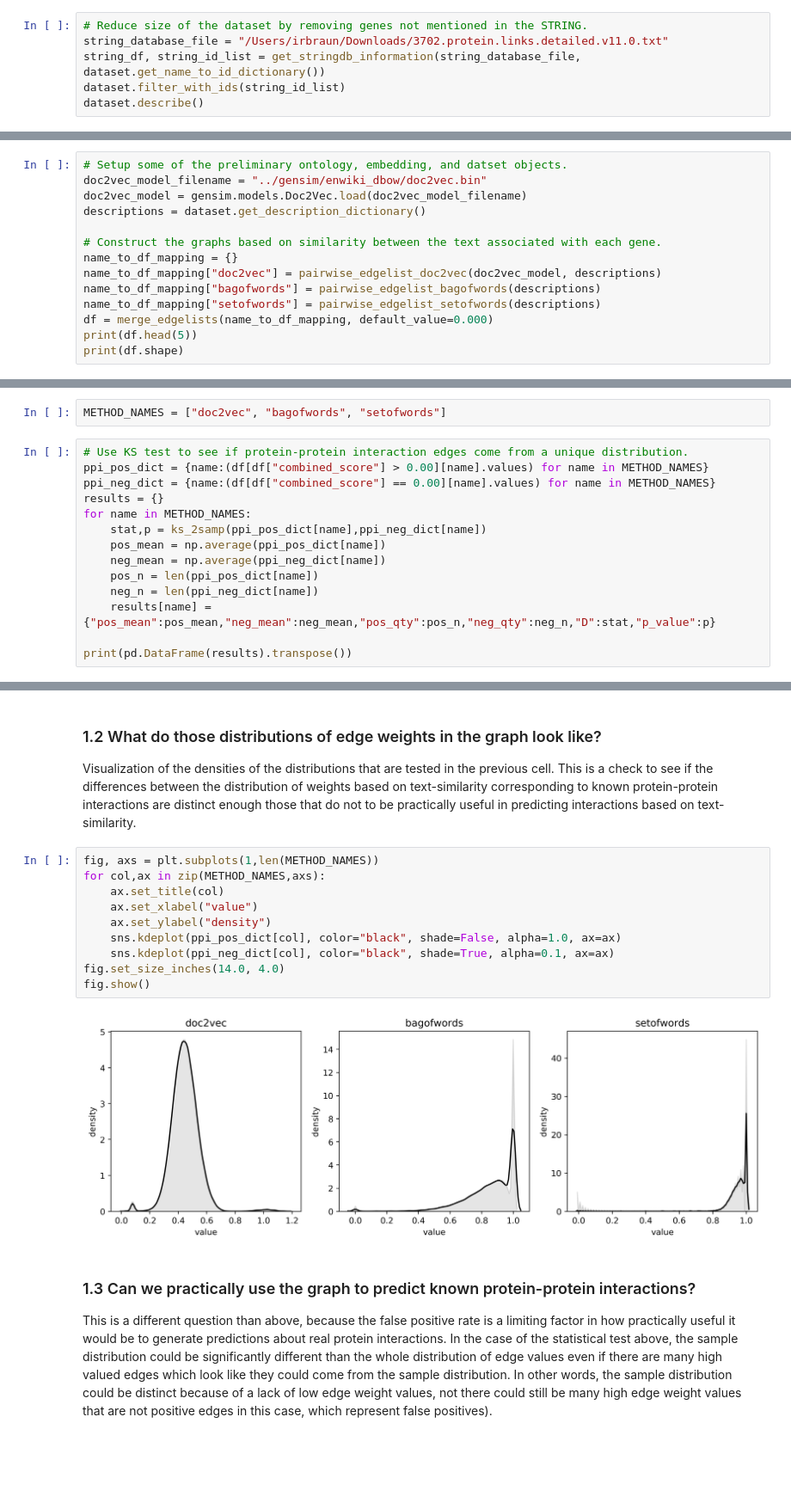
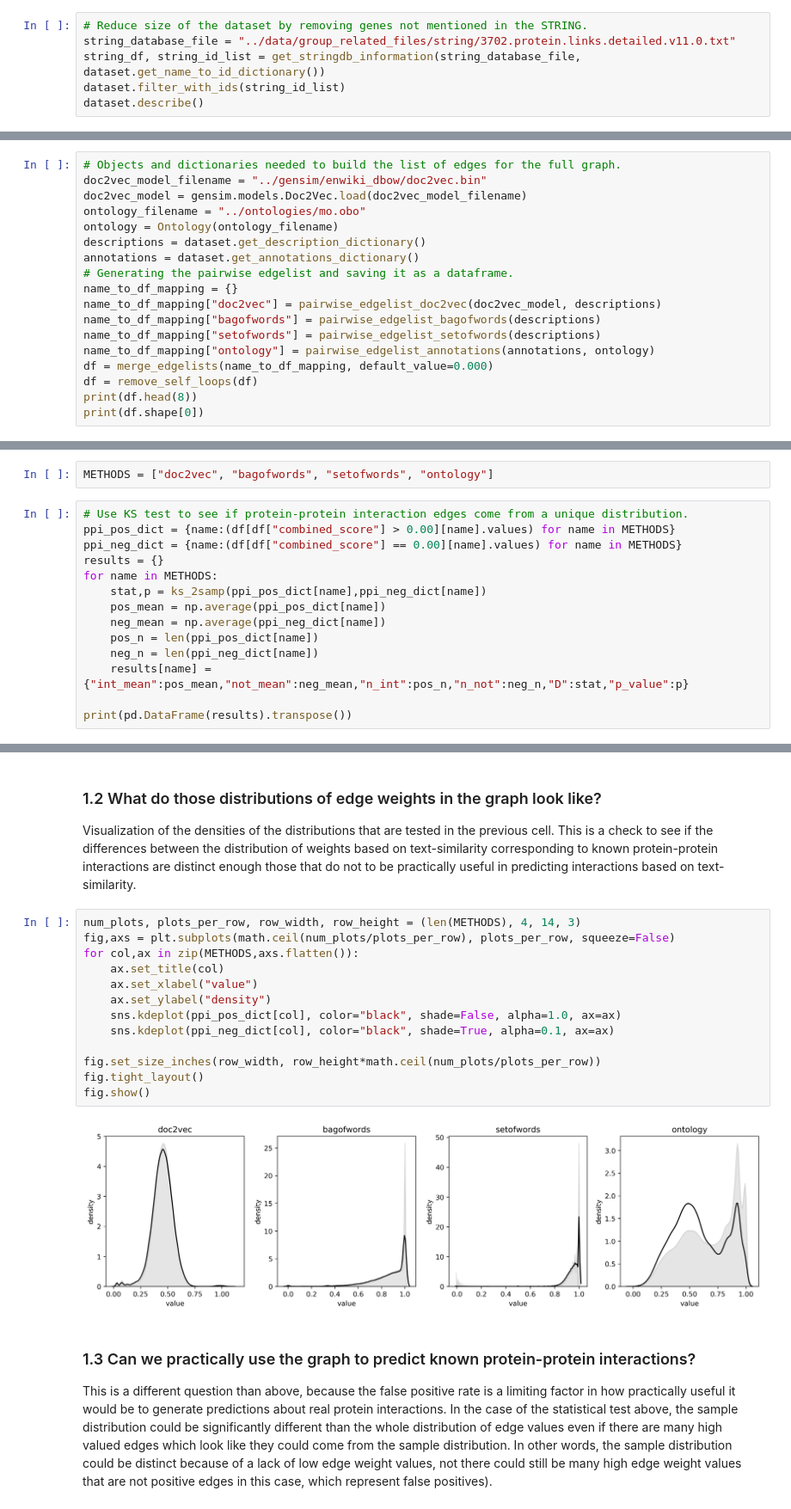
Before and after one commit to irbraun/plant-phenotypes-nlp, a Jupyter notebook: notebooks/nb1_ath_protein_interactions.ipynb, the cells around one changed output, grey strips where cells are left out. Shown: that part at 86% size. Saved outputs shown, nothing was run; the diff lists cells and outputs as text; blank space fills up the shorter version.

```diff
--- a/notebooks/nb1_ath_protein_interactions.ipynb
+++ b/notebooks/nb1_ath_protein_interactions.ipynb
@@ -55,7 +58,7 @@ Number of unique gene name sets: 7690
 Number of species represented:   1
 # %%
 # Reduce size of the dataset by removing genes not mentioned in the STRING.
-string_database_file = "/Users/irbraun/Downloads/3702.protein.links.detailed.v11.0.txt"
+string_database_file = "../data/group_related_files/string/3702.protein.links.detailed.v11.0.txt"
 string_df, string_id_list = get_stringdb_information(string_database_file, dataset.get_name_to_id_dictionary())
 dataset.filter_with_ids(string_id_list)
 dataset.describe()
@@ -67,16 +70,20 @@ Number of unique gene name sets: 2949
 Number of species represented:   1
 # %%
-# Setup some of the preliminary ontology, embedding, and datset objects.
+# Objects and dictionaries needed to build the list of edges for the full graph.
 doc2vec_model_filename = "../gensim/enwiki_dbow/doc2vec.bin"
 doc2vec_model = gensim.models.Doc2Vec.load(doc2vec_model_filename)
+ontology_filename = "../ontologies/mo.obo"
+ontology = Ontology(ontology_filename)
 descriptions = dataset.get_description_dictionary()
-
-# Construct the graphs based on similarity between the text associated with each gene.
+annotations = dataset.get_annotations_dictionary()
+# Generating the pairwise edgelist and saving it as a dataframe.
 name_to_df_mapping = {}
 name_to_df_mapping["doc2vec"] = pairwise_edgelist_doc2vec(doc2vec_model, descriptions)
 name_to_df_mapping["bagofwords"] = pairwise_edgelist_bagofwords(descriptions)
 name_to_df_mapping["setofwords"] = pairwise_edgelist_setofwords(descriptions)
+name_to_df_mapping["ontology"] = pairwise_edgelist_annotations(annotations, ontology)
 df = merge_edgelists(name_to_df_mapping, default_value=0.000)
-print(df.head(5))
-print(df.shape)
+df = remove_self_loops(df)
+print(df.head(8))
+print(df.shape[0])
 # %% [output]
@@ -105,19 +115,19 @@ print(df.shape)
 ### 1.1 Do the edges joining interacting proteins come from a different distribution?
 This section uses a statistical test (Kolmogorov-Smirnov) to see if the distributions of edge weights which correspond to edges representing a known protein interaction come from a different distribution than the edge weights for edges that do not. This test was chosen because the sizes of the two samples can be different and there is no assumption of normality for the underlying distributions.
 # %%
-METHOD_NAMES = ["doc2vec", "bagofwords", "setofwords"]
+METHODS = ["doc2vec", "bagofwords", "setofwords", "ontology"]
 # %%
 # Use KS test to see if protein-protein interaction edges come from a unique distribution.
-ppi_pos_dict = {name:(df[df["combined_score"] > 0.00][name].values) for name in METHOD_NAMES}
-ppi_neg_dict = {name:(df[df["combined_score"] == 0.00][name].values) for name in METHOD_NAMES}
+ppi_pos_dict = {name:(df[df["combined_score"] > 0.00][name].values) for name in METHODS}
+ppi_neg_dict = {name:(df[df["combined_score"] == 0.00][name].values) for name in METHODS}
 results = {}
-for name in METHOD_NAMES:
+for name in METHODS:
     stat,p = ks_2samp(ppi_pos_dict[name],ppi_neg_dict[name])
     pos_mean = np.average(ppi_pos_dict[name])
     neg_mean = np.average(ppi_neg_dict[name])
     pos_n = len(ppi_pos_dict[name])
     neg_n = len(ppi_neg_dict[name])
-    results[name] = {"pos_mean":pos_mean,"neg_mean":neg_mean,"pos_qty":pos_n,"neg_qty":neg_n,"D":stat,"p_value":p}
+    results[name] = {"int_mean":pos_mean,"not_mean":neg_mean,"n_int":pos_n,"n_not":neg_n,"D":stat,"p_value":p}
 
 print(pd.DataFrame(results).transpose())
 # %% [output]
@@ -129,17 +140,20 @@ setofwords  0.947678  0.946038  132193.0  4217582.0  0.007448  0.000001
 ### 1.2 What do those distributions of edge weights in the graph look like?
 Visualization of the densities of the distributions that are tested in the previous cell. This is a check to see if the differences between the distribution of weights based on text-similarity corresponding to known protein-protein interactions are distinct enough those that do not to be practically useful in predicting interactions based on text-similarity.
 # %%
-fig, axs = plt.subplots(1,len(METHOD_NAMES))
-for col,ax in zip(METHOD_NAMES,axs):
+num_plots, plots_per_row, row_width, row_height = (len(METHODS), 4, 14, 3)
+fig,axs = plt.subplots(math.ceil(num_plots/plots_per_row), plots_per_row, squeeze=False)
+for col,ax in zip(METHODS,axs.flatten()):
     ax.set_title(col)
     ax.set_xlabel("value")
     ax.set_ylabel("density")
     sns.kdeplot(ppi_pos_dict[col], color="black", shade=False, alpha=1.0, ax=ax)
     sns.kdeplot(ppi_neg_dict[col], color="black", shade=True, alpha=0.1, ax=ax)
-fig.set_size_inches(14.0, 4.0)
+
+fig.set_size_inches(row_width, row_height*math.ceil(num_plots/plots_per_row))
+fig.tight_layout()
 fig.show()
 # %% [output]
-[figure, old version]
+[figure, new version]
 # %% [markdown]
 ### 1.3 Can we practically use the graph to predict known protein-protein interactions?
 This is a different question than above, because the false positive rate is a limiting factor in how practically useful it would be to generate predictions about real protein interactions. In the case of the statistical test above, the sample distribution could be significantly different than the whole distribution of edge values even if there are many high valued edges which look like they could come from the sample distribution. In other words, the sample distribution could be distinct because of a lack of low edge weight values, not there could still be many high edge weight values that are not positive edges in this case, which represent false positives).
```
Also changed, not shown: parts of 11 cells of this notebook, 2 other files.
